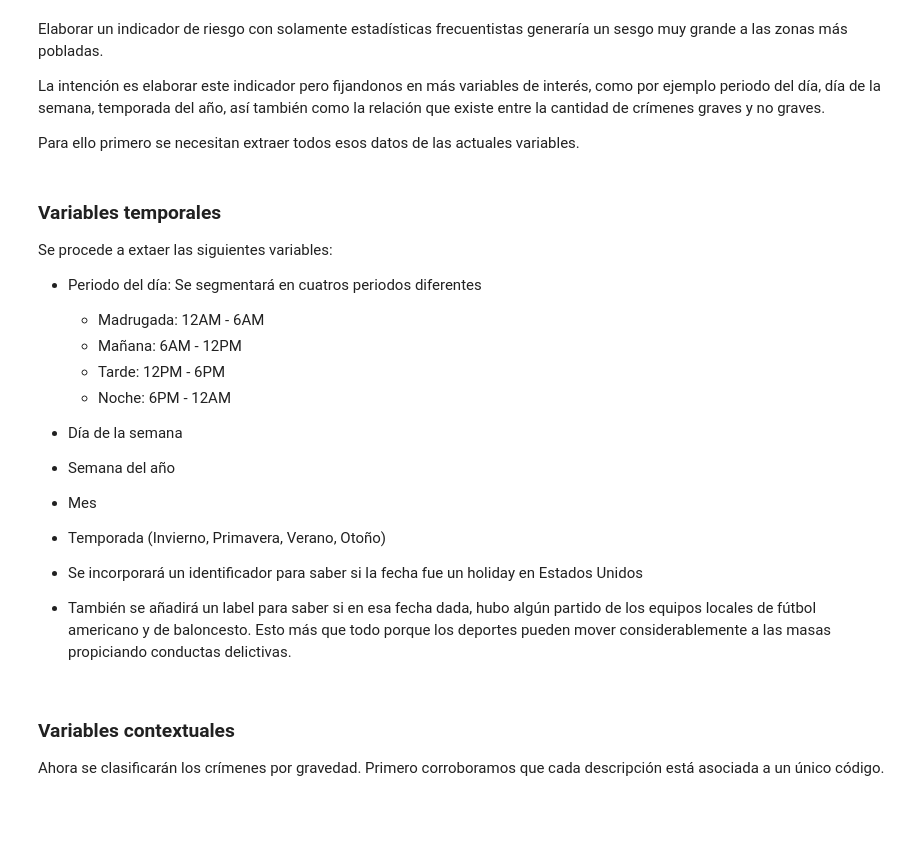
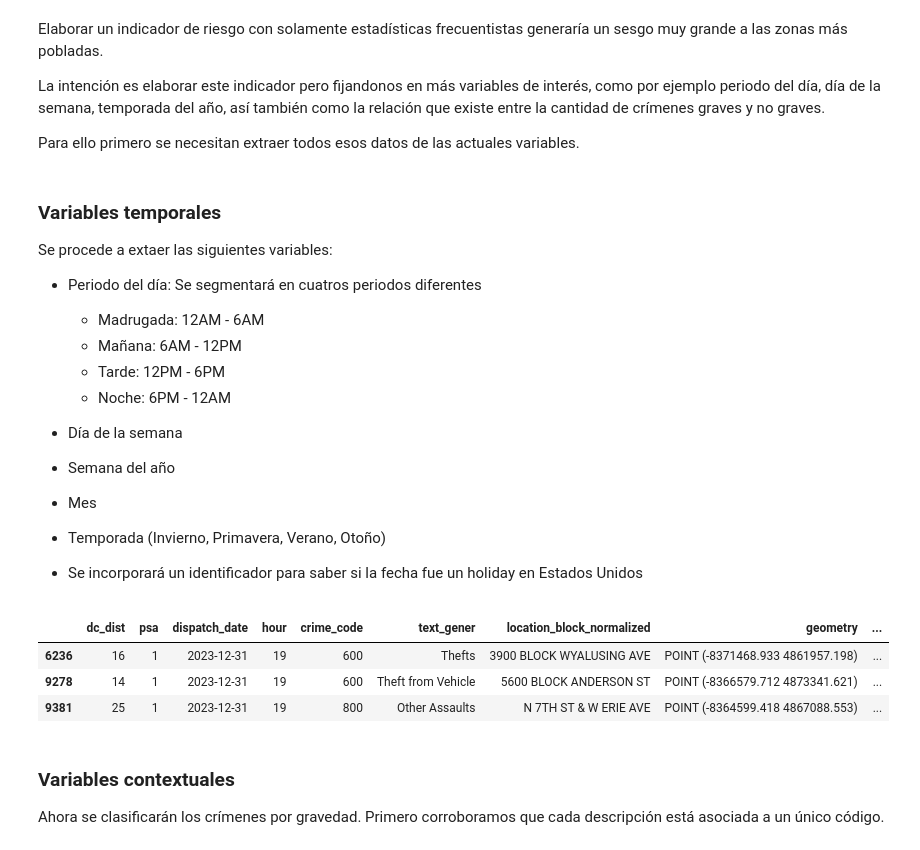
Before and after one commit to dnunez29/Trabajo-Final-Graduacion, a Jupyter notebook: Scripts/TFM_DanielNunezVargas_Cartografica.ipynb, the cells around one changed output. Cells and saved outputs as stored; diff of their text form; code cells hidden in the pictures; blank space fills up the shorter version.

```diff
--- a/Scripts/TFM_DanielNunezVargas_Cartografica.ipynb
+++ b/Scripts/TFM_DanielNunezVargas_Cartografica.ipynb
@@ -189,4 +187,5 @@ grid = create_grid(gdf_fill_na.total_bounds, cell_size=2000)
 # 3. Asignar grid_id a cada incidente
 grid = grid.reset_index().rename(columns={"index": "grid_id"})
 gdf_with_grid = gpd.sjoin(gdf_fill_na, grid, how="left", predicate='within')
+gdf_with_grid = gdf_with_grid.drop(['index_right'], axis=1)
 # %%
@@ -210,8 +209,8 @@ gdf = gdf_with_grid.rename(
         'text_genera': 'crime_description',
         }).sort_values(by=['dispatch_date', 'hour'], ascending=[True, True])
 # %%
-df_train = gdf[gdf['dispatch_date'] < '2025-03-01']
-df_val = gdf[(gdf['dispatch_date'] >= '2025-03-01') & (gdf['dispatch_date'] < '2025-05-01')]
+df_train = gdf[gdf['dispatch_date'] < '2025-02-01']
+df_val = gdf[(gdf['dispatch_date'] >= '2025-02-01') & (gdf['dispatch_date'] < '2025-05-01')]
 df_test = gdf[gdf['dispatch_date'] >= '2025-05-01']
 # %% [markdown]
 A nivel de porcentaje, los splits quedaron de la siguiente forma:
@@ -248,9 +247,9 @@ Se procede a extaer las siguientes variables:
 - Mes
 - Temporada (Invierno, Primavera, Verano, Otoño)
 - Se incorporará un identificador para saber si la fecha fue un holiday en Estados Unidos
-- También se añadirá un label para saber si en esa fecha dada, hubo algún partido de los equipos locales de fútbol americano y de baloncesto. Esto más que todo porque los deportes pueden mover considerablemente a las masas propiciando conductas delictivas.
 # %%
-df_train = pd.read_csv("TrainingSet.csv")
+# df_train = pd.read_csv("TrainingSet.csv")
+df_train = df_train.copy()
 # %%
 # Se declaran las condiciones para segregar el dia por periodos
 condiciones = [
@@ -286,3 +279,10 @@ df_train['is_holiday'] = df_train['dispatch_date'].dt.date.isin(us_holidays)
+# %%
+df_train.head(3)
+# %% [output]
+|  | dc_dist | psa | dispatch_date | hour | crime_code | text_gener | location_block_normalized | geometry | ... |
+| 6236 | 16 | 1 | 2023-12-31 | 19 | 600 | Thefts | 3900 BLOCK WYALUSING AVE | POINT (-8371468.933 4861957.198) | ... |
+| 9278 | 14 | 1 | 2023-12-31 | 19 | 600 | Theft from Vehicle | 5600 BLOCK ANDERSON ST | POINT (-8366579.712 4873341.621) | ... |
+| 9381 | 25 | 1 | 2023-12-31 | 19 | 800 | Other Assaults | N 7TH ST & W ERIE AVE | POINT (-8364599.418 4867088.553) | ... |
 # %% [markdown]
 ### Variables contextuales
 
```
Also changed, not shown: parts of 13 cells of this notebook.
